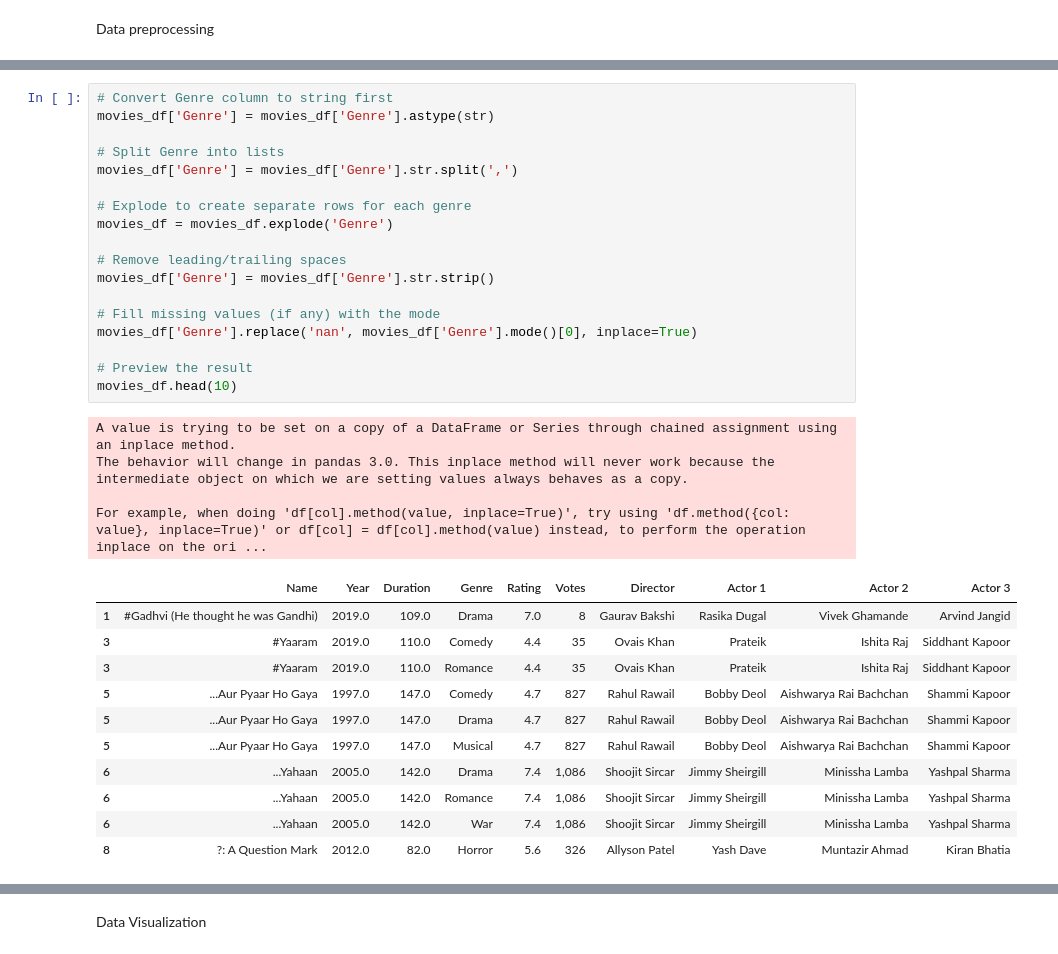
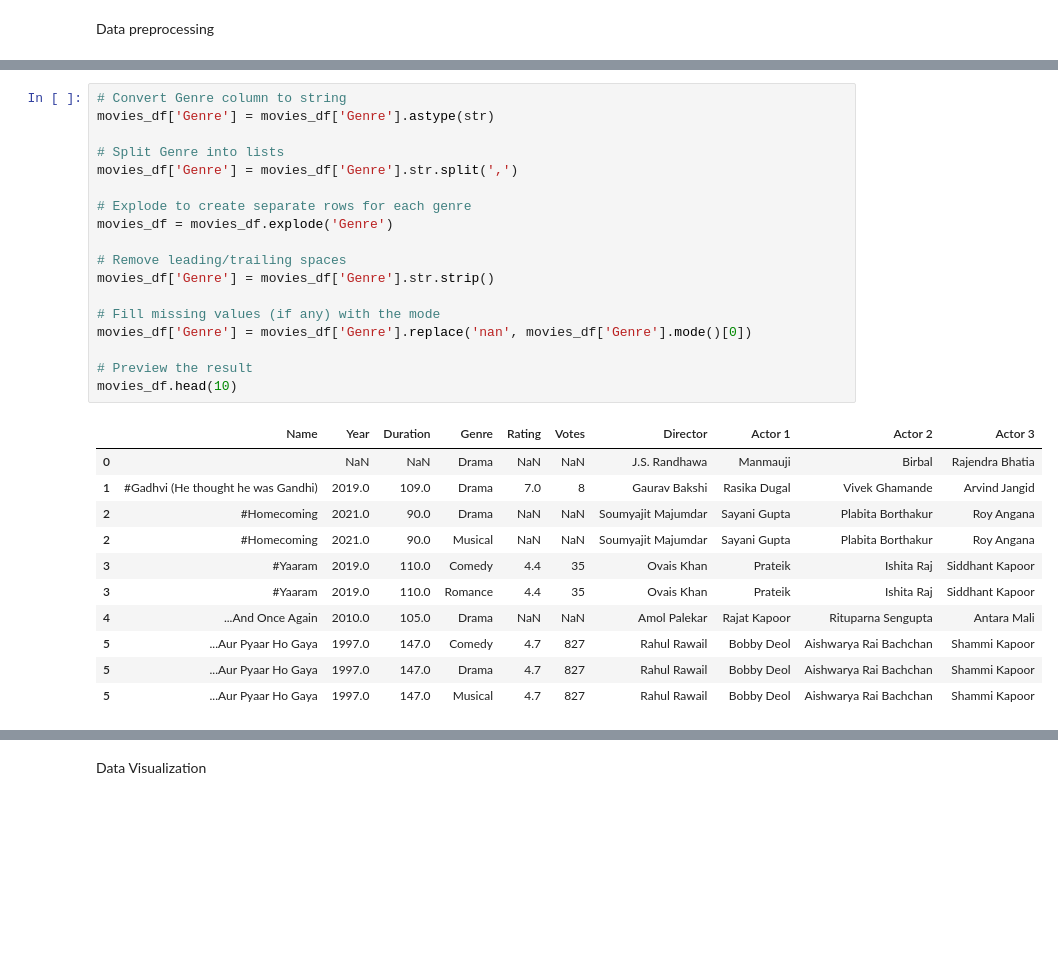
Before and after one commit to JyotikaUppar/CodSoft, a Jupyter notebook: MoviePrediction.ipynb, the cells around one changed output, grey strips where cells are left out. Saved outputs shown, nothing was run; the diff lists cells and outputs as text; blank space fills up the shorter version.

```diff
--- a/MoviePrediction.ipynb
+++ b/MoviePrediction.ipynb
@@ -169,37 +169,33 @@ movies_df.head(10)
 # %%
-# Convert Genre column to string first
+# Convert Genre column to string
 movies_df['Genre'] = movies_df['Genre'].astype(str)
 
 # Split Genre into lists
 movies_df['Genre'] = movies_df['Genre'].str.split(',')
 
 # Explode to create separate rows for each genre
 movies_df = movies_df.explode('Genre')
 
 # Remove leading/trailing spaces
 movies_df['Genre'] = movies_df['Genre'].str.strip()
 
 # Fill missing values (if any) with the mode
-movies_df['Genre'].replace('nan', movies_df['Genre'].mode()[0], inplace=True)
+movies_df['Genre'] = movies_df['Genre'].replace('nan', movies_df['Genre'].mode()[0])
 
 # Preview the result
 movies_df.head(10)
 # %% [output]
-A value is trying to be set on a copy of a DataFrame or Series through chained assignment using an inplace method.
-The behavior will change in pandas 3.0. This inplace method will never work because the intermediate object on which we are setting values always behaves as a copy.
-
-For example, when doing 'df[col].method(value, inplace=True)', try using 'df.method({col: value}, inplace=True)' or df[col] = df[col].method(value) instead, to perform the operation inplace on the ori ...
 |  | Name | Year | Duration | Genre | Rating | Votes | Director | Actor 1 | Actor 2 | Actor 3 |
+| 0 |  | NaN | NaN | Drama | NaN | NaN | J.S. Randhawa | Manmauji | Birbal | Rajendra Bhatia |
 | 1 | #Gadhvi (He thought he was Gandhi) | 2019.0 | 109.0 | Drama | 7.0 | 8 | Gaurav Bakshi | Rasika Dugal | Vivek Ghamande | Arvind Jangid |
+| 2 | #Homecoming | 2021.0 | 90.0 | Drama | NaN | NaN | Soumyajit Majumdar | Sayani Gupta | Plabita Borthakur | Roy Angana |
+| 2 | #Homecoming | 2021.0 | 90.0 | Musical | NaN | NaN | Soumyajit Majumdar | Sayani Gupta | Plabita Borthakur | Roy Angana |
 | 3 | #Yaaram | 2019.0 | 110.0 | Comedy | 4.4 | 35 | Ovais Khan | Prateik | Ishita Raj | Siddhant Kapoor |
 | 3 | #Yaaram | 2019.0 | 110.0 | Romance | 4.4 | 35 | Ovais Khan | Prateik | Ishita Raj | Siddhant Kapoor |
+| 4 | ...And Once Again | 2010.0 | 105.0 | Drama | NaN | NaN | Amol Palekar | Rajat Kapoor | Rituparna Sengupta | Antara Mali |
 | 5 | ...Aur Pyaar Ho Gaya | 1997.0 | 147.0 | Comedy | 4.7 | 827 | Rahul Rawail | Bobby Deol | Aishwarya Rai Bachchan | Shammi Kapoor |
 | 5 | ...Aur Pyaar Ho Gaya | 1997.0 | 147.0 | Drama | 4.7 | 827 | Rahul Rawail | Bobby Deol | Aishwarya Rai Bachchan | Shammi Kapoor |
 | 5 | ...Aur Pyaar Ho Gaya | 1997.0 | 147.0 | Musical | 4.7 | 827 | Rahul Rawail | Bobby Deol | Aishwarya Rai Bachchan | Shammi Kapoor |
-| 6 | ...Yahaan | 2005.0 | 142.0 | Drama | 7.4 | 1,086 | Shoojit Sircar | Jimmy Sheirgill | Minissha Lamba | Yashpal Sharma |
-| 6 | ...Yahaan | 2005.0 | 142.0 | Romance | 7.4 | 1,086 | Shoojit Sircar | Jimmy Sheirgill | Minissha Lamba | Yashpal Sharma |
-| 6 | ...Yahaan | 2005.0 | 142.0 | War | 7.4 | 1,086 | Shoojit Sircar | Jimmy Sheirgill | Minissha Lamba | Yashpal Sharma |
-| 8 | ?: A Question Mark | 2012.0 | 82.0 | Horror | 5.6 | 326 | Allyson Patel | Yash Dave | Muntazir Ahmad | Kiran Bhatia |
 # %%
 # Convert Votes to string first
 movies_df['Votes'] = movies_df['Votes'].astype(str)
```
Also changed, not shown: parts of 15 cells of this notebook.
